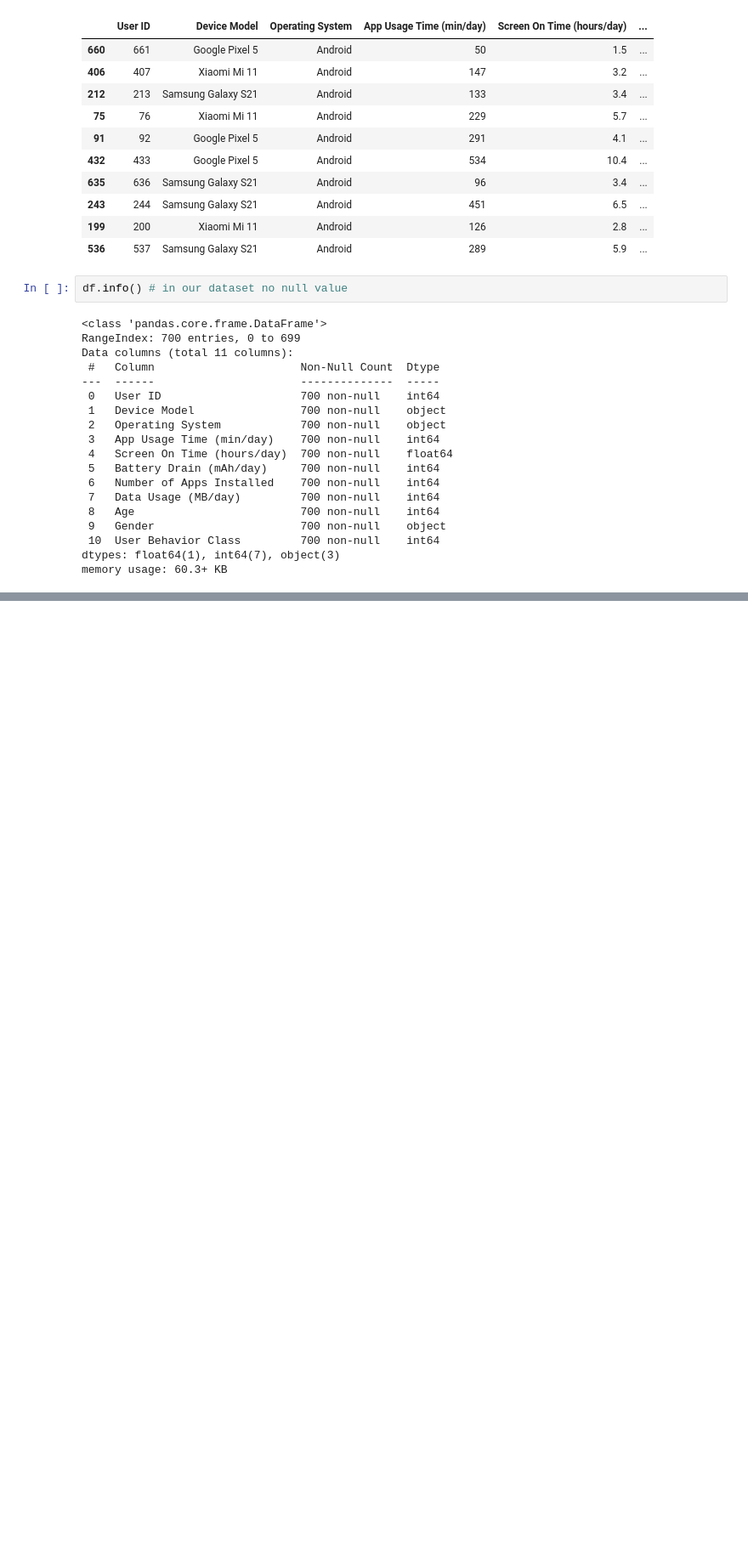
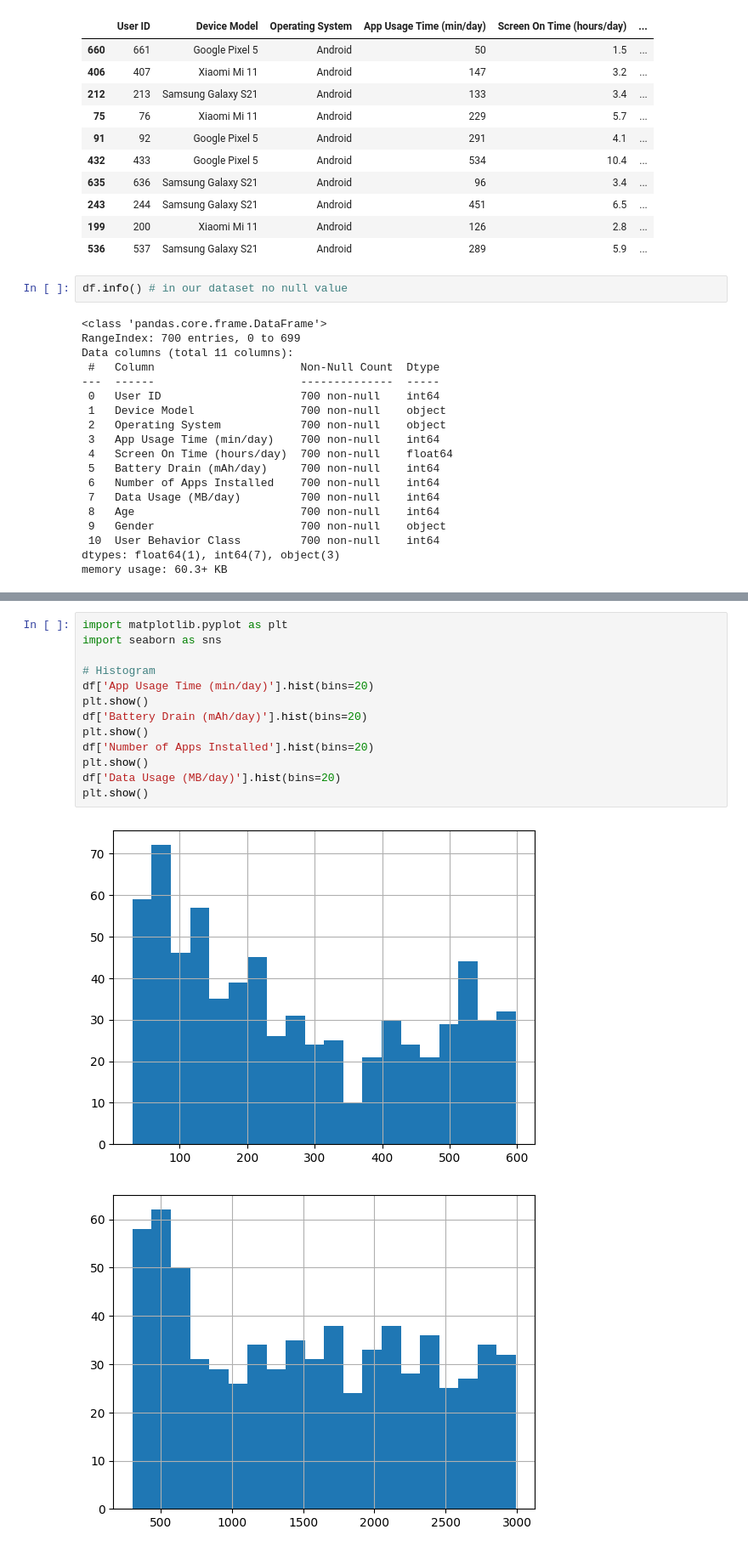
Before and after one commit to Rupeshgarsondiya/Project-1, a Jupyter notebook: notebook/eda.ipynb, the cells around one changed output, grey strips where cells are left out. Shown at 85% size. Saved outputs shown, nothing was run; the diff lists cells and outputs as text; blank space fills up the shorter version.

```diff
--- a/notebook/eda.ipynb
+++ b/notebook/eda.ipynb
@@ -55,0 +79,16 @@ memory usage: 60.3+ KB
+# %%
+import matplotlib.pyplot as plt
+import seaborn as sns
+
+# Histogram
+df['App Usage Time (min/day)'].hist(bins=20)
+plt.show()
+df['Battery Drain (mAh/day)'].hist(bins=20)
+plt.show()
+df['Number of Apps Installed'].hist(bins=20)
+plt.show()
+df['Data Usage (MB/day)'].hist(bins=20)
+plt.show()
+# %% [output]
+[figure, added]
+[figure, added]
```
Also changed, not shown: parts of 2 cells of this notebook.
